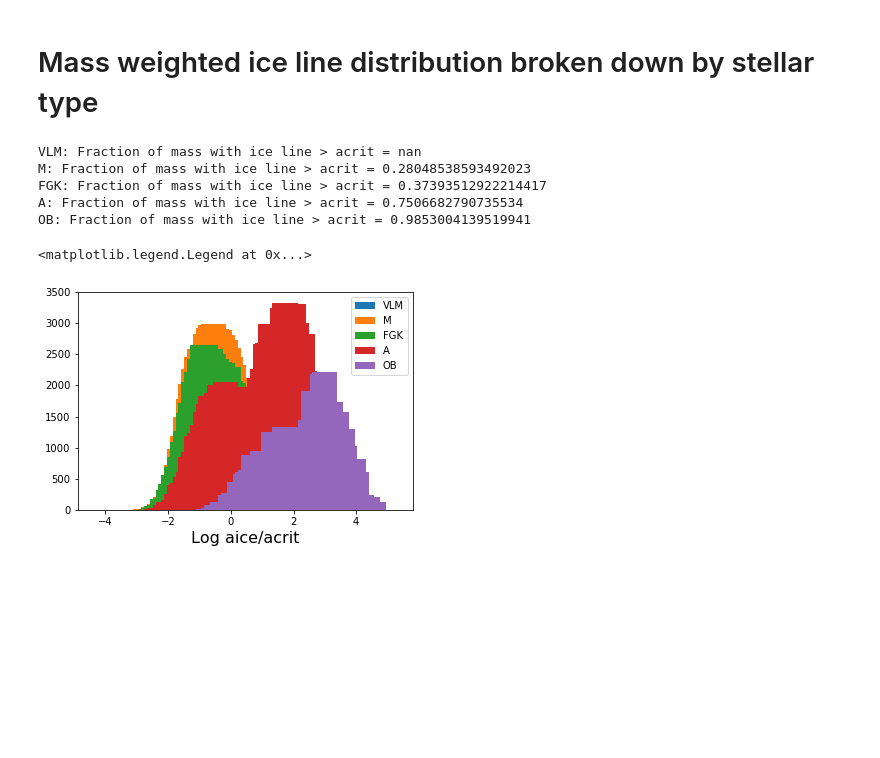
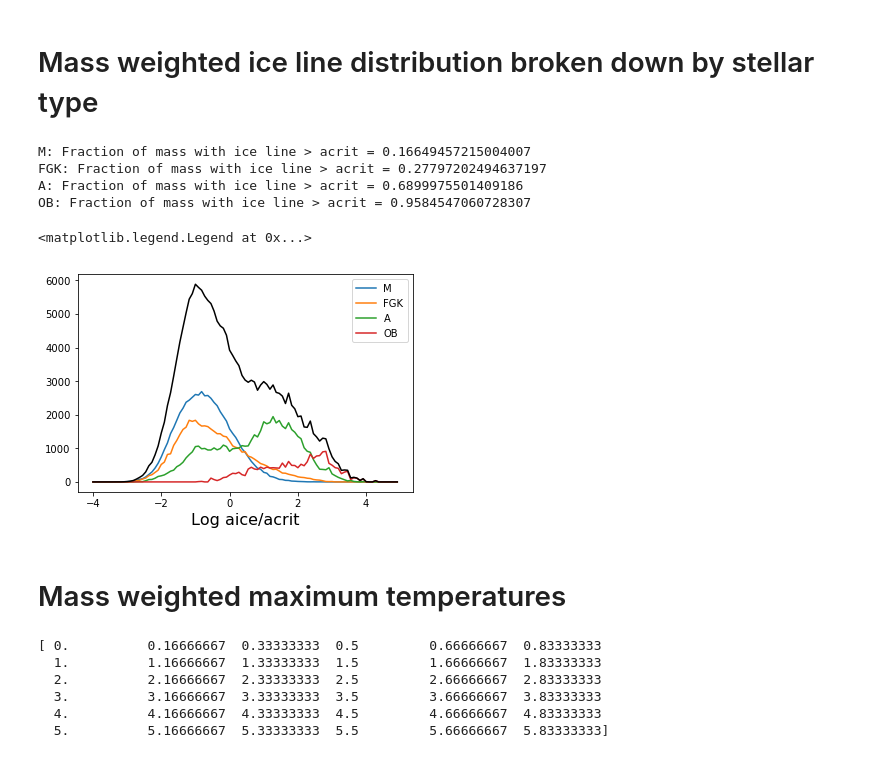
Before and after one commit to dtamayo/interstellar, a Jupyter notebook: samplecbp.ipynb, the cells around one changed output. Drawn from its saved outputs; the diff is of its cells as text; code cells hidden in the pictures; blank space fills up the shorter version.

```diff
--- a/samplecbp.ipynb
+++ b/samplecbp.ipynb
@@ -333,9 +389,14 @@ def aRoche(Mstar): # assumes fluid body (coeff of 1.26) and a bulk density for t
     rho_body = 3
     return 1.26*Mstar**(1./3.)*(rho_sun/rho_body)**(1./3.)*Rsun # Return value in AU
 
-def Rstar(Mstar): # Returns radius of star in AU at time interpolated in cell above
+def Rstar1Myr(Mstar): # Returns radius of star in AU at time interpolated in cell above
     if Mstar < 0.1: # function can't interpolate below 0.1
         Mstar = 0.1
     return 10**PolyRfuncM(np.log10(Mstar))*Rsun
+
+def RstarZAMS(Mstar): # Returns radius of star in AU at time interpolated in cell above
+    if Mstar < 0.1: # function can't interpolate below 0.1
+        Mstar = 0.1
+    return 10**PolyRfuncMZAMS(np.log10(Mstar))*Rsun
 # %%
 aRoches = np.array([aRoche(10**M) for M in starmasses])/Rsun
@@ -423,7 +511,7 @@ def sample():
 # %%
 %%time
 startypes = ['VLM', 'M', 'FGK', 'A', 'OB']
-fields = ['abinaries', 'mind1s', 'mind2s', 'R1s', 'R2s', 'aRoche1s', 'aRoche2s', 'acrits', 'aices', 'M1s', 'M2s']
+fields = ['abinaries', 'mind1s', 'mind2s', 'R1s', 'R2s', 'R1sZAMS', 'R2sZAMS', 'aRoche1s', 'aRoche2s', 'acrits', 'aices', 'M1s', 'M2s', 'Tmax1s', 'Tmax2s']
 r = {}
 for startype in startypes:
     r[startype] = {'msingleWB':0., 'mCB':0.}
@@ -579,0 +709,10 @@ OB: 0/6098 = 0.0
+# %%
+fig, ax = plt.subplots()
+for startype in ['M', 'FGK']:
+    ax.plot(bins, vals[startype], label=startype)
+    t = np.array(vals[startype])
+    tot = t.sum()
+    print('{0}: Fraction of mass with dmin < aRoche = {1}'.format(startype, t[(bins < 0)].sum()/tot))
+ax.plot(bins, totvals, 'black')
+ax.set_xlabel('Log dmin/aRoche', fontsize=16)
+ax.legend()
@@ -580,2 +724,11 @@ OB: 0/6098 = 0.0
 # %% [markdown]
 # Ice Lines
+# %%
+fig, ax = plt.subplots()
+for startype in startypes:
+    if startype == 'VLM':
+        continue
+    logaice = np.log10(np.array(r[startype]['aices']))
+    bins, vals, patches = ax.hist(logaice, bins=100, label=startype)
+ax.set_xlabel('Log aice/acrit', fontsize=16)
+ax.legend()
@@ -630,17 +786,54 @@ Fraction of mass with ice line > acrit = 0.5951029664138955
 # %%
 fig, ax = plt.subplots()
 for startype in startypes:
-    ax.bar(bins, vals[startype], label=startype)
+    if startype == 'VLM':
+        continue
+    ax.plot(bins, vals[startype], label=startype)
     t = np.array(vals[startype])
     tot = t.sum()
     print('{0}: Fraction of mass with ice line > acrit = {1}'.format(startype, t[(bins > 0)].sum()/tot))
+ax.plot(bins, totvals, 'black')
 ax.set_xlabel('Log aice/acrit', fontsize=16)
 ax.legend()
 # %% [output]
-VLM: Fraction of mass with ice line > acrit = nan
-M: Fraction of mass with ice line > acrit = 0.28048538593492023
-FGK: Fraction of mass with ice line > acrit = 0.37393512922214417
-A: Fraction of mass with ice line > acrit = 0.7506682790735534
-OB: Fraction of mass with ice line > acrit = 0.9853004139519941
+M: Fraction of mass with ice line > acrit = 0.16649457215004007
+FGK: Fraction of mass with ice line > acrit = 0.27797202494637197
+A: Fraction of mass with ice line > acrit = 0.6899975501409186
+OB: Fraction of mass with ice line > acrit = 0.9584547060728307
 <matplotlib.legend.Legend at 0x...>
-[figure, old version]
+[figure, new version]
+# %% [markdown]
+# Mass weighted maximum temperatures
+# %%
+Nbins = 36
+bins = np.linspace(0, 6, Nbins, endpoint=False)
+spacing = bins[1]-bins[0]
+print(bins)
+
+vals = {}
+for startype in startypes:
+    vals[startype] = np.zeros(Nbins)
+totvals = np.zeros(Nbins)
+
+for startype in startypes:
+    R1s = np.array(r[startype]['R1s'])
+    R2s = np.array(r[startype]['R2s'])
+    mind1s = np.array(r[startype]['mind1s'])
+    mind2s = np.array(r[startype]['mind2s'])
+    logTmax1s = np.log10(np.array(r[startype]['Tmax1s']))
+    logTmax2s = np.log10(np.array(r[startype]['Tmax2s']))
+    Mtots = np.array(r[startype]['M1s']) + np.array(r[startype]['M2s'])
+    for logTmax1, logTmax2, Mtot, R1, R2, mind1, mind2 in zip(logTmax1s, logTmax2s, Mtots, R1s, R2s, mind1s, mind2s):
+        logTmax = max(logTmax1, logTmax2)
+        if mind1 > R1 and mind2 > R2:
+            for i, b in enumerate(bins):
+                if logTmax >= b and logTmax < b+spacing:
+                    vals[startype][i] += Mtot
+                    totvals[i] += Mtot
+# %% [output]
+[ 0.          0.16666667  0.33333333  0.5         0.66666667  0.83333333
+  1.          1.16666667  1.33333333  1.5         1.66666667  1.83333333
+  2.          2.16666667  2.33333333  2.5         2.66666667  2.83333333
+  3.          3.16666667  3.33333333  3.5         3.66666667  3.83333333
+  4.          4.16666667  4.33333333  4.5         4.66666667  4.83333333
+  5.          5.16666667  5.33333333  5.5         5.66666667  5.83333333]
```
Also changed, not shown: parts of 50 cells of this notebook, 2 other files.
